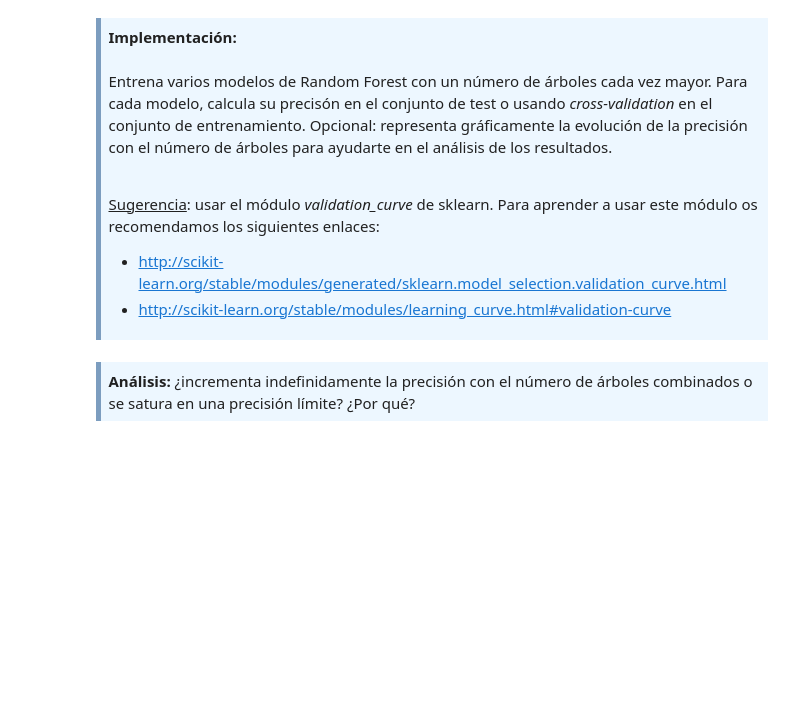
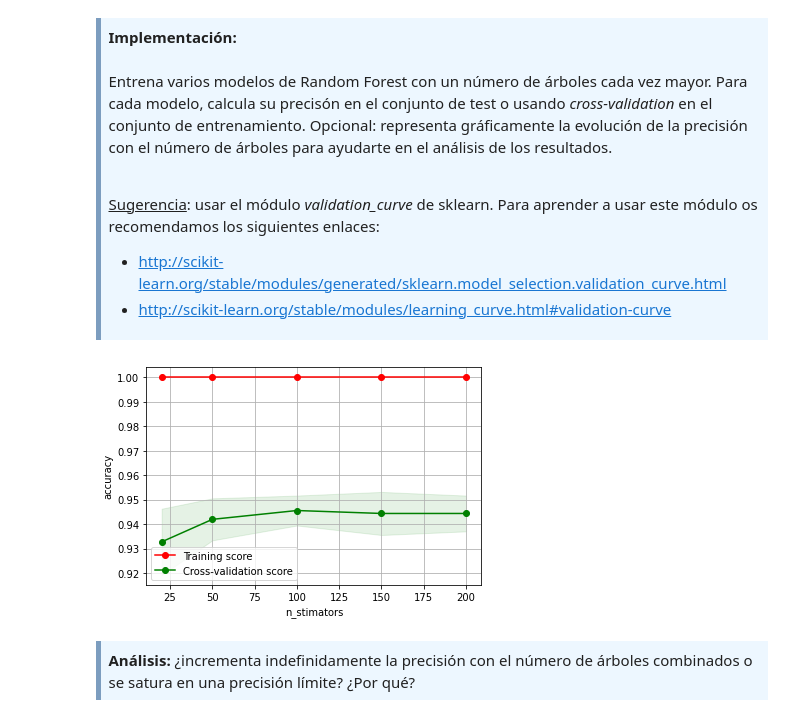
Before and after one commit to franjmelchor/MAMD-PEC4, a Jupyter notebook: code/20202_M2.855_PEC4-Enunciado.ipynb, the cells around one changed output. Drawn from its saved outputs; the diff is of its cells as text; code cells hidden in the pictures; blank space fills up the shorter version.

```diff
--- a/code/20202_M2.855_PEC4-Enunciado.ipynb
+++ b/code/20202_M2.855_PEC4-Enunciado.ipynb
@@ -473,6 +473,36 @@ Entrena varios modelos de <it>Random Forest</it> con un número de árboles cada
 - http://scikit-learn.org/stable/modules/generated/sklearn.model_selection.validation_curve.html<br>
 - http://scikit-learn.org/stable/modules/learning_curve.html#validation-curve
 </div>
+# %%
+n_estimators=[20, 50, 100, 150, 200]
+train_scores, test_scores = validation_curve(
+    RandomForestClassifier(), X_train, y_train, param_name='n_estimators',
+    param_range=n_estimators)
+# %%
+train_scores_mean = np.mean(train_scores, axis=1)
+train_scores_std = np.std(train_scores, axis=1)
+test_scores_mean = np.mean(test_scores, axis=1)
+test_scores_std = np.std(test_scores, axis=1)
+# %%
+plt.xlabel("n_stimators")
+plt.ylabel("accuracy")
+
+
+plt.grid()
+plt.fill_between(n_estimators, train_scores_mean - train_scores_std,
+                     train_scores_mean + train_scores_std, alpha=0.1,
+                     color="r")
+plt.fill_between(n_estimators, test_scores_mean - test_scores_std,
+                     test_scores_mean + test_scores_std, alpha=0.1,
+                     color="g")
+plt.plot(n_estimators, train_scores_mean, 'o-', color="r",
+             label="Training score")
+plt.plot(n_estimators, test_scores_mean, 'o-', color="g",
+             label="Cross-validation score")
+plt.legend(loc="best")
+plt.show()
+# %% [output]
+[figure, added]
 # %% [markdown]
 <div style="background-color: #EDF7FF; border-color: #7C9DBF; border-left: 5px solid #7C9DBF; padding: 0.5em;">
 <strong>Análisis:</strong> ¿incrementa indefinidamente la precisión con el número de árboles combinados o se satura en una precisión límite? ¿Por qué?
```
Also changed, not shown: parts of 15 cells of this notebook.
